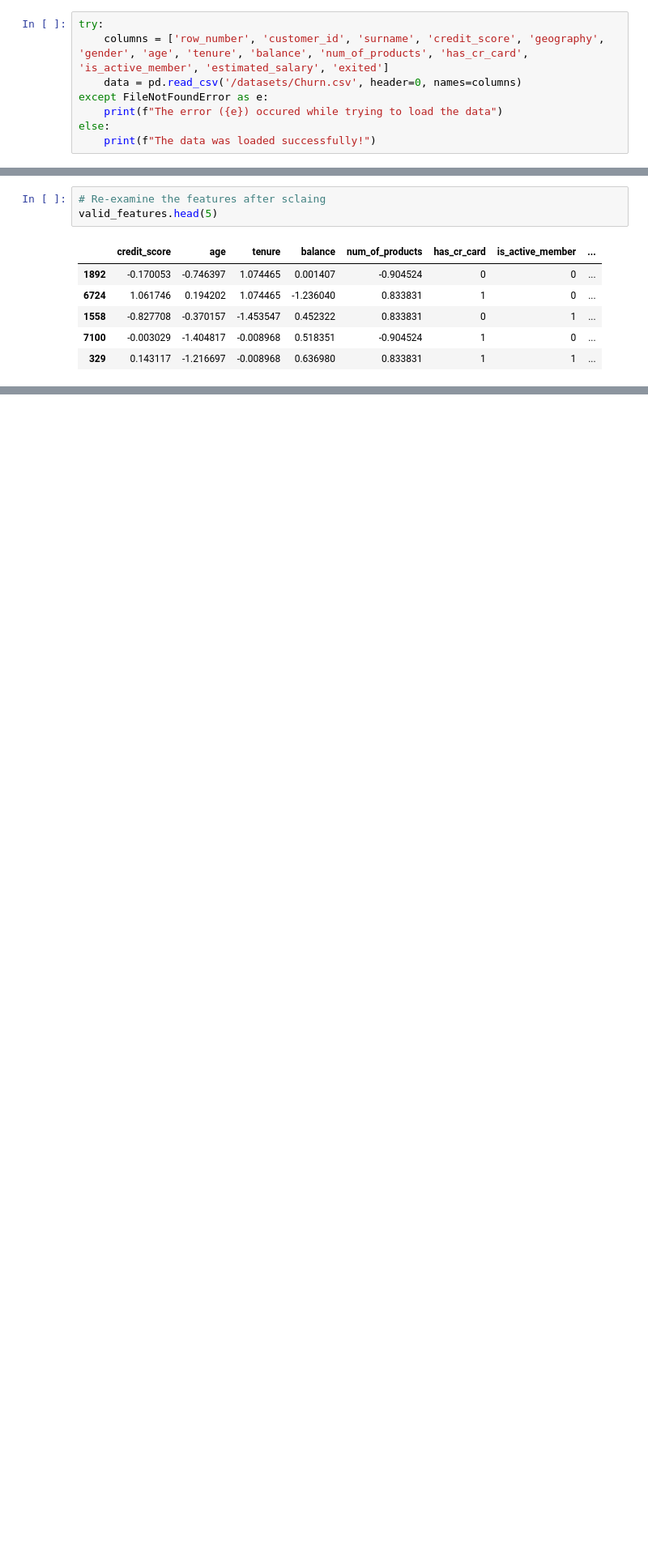
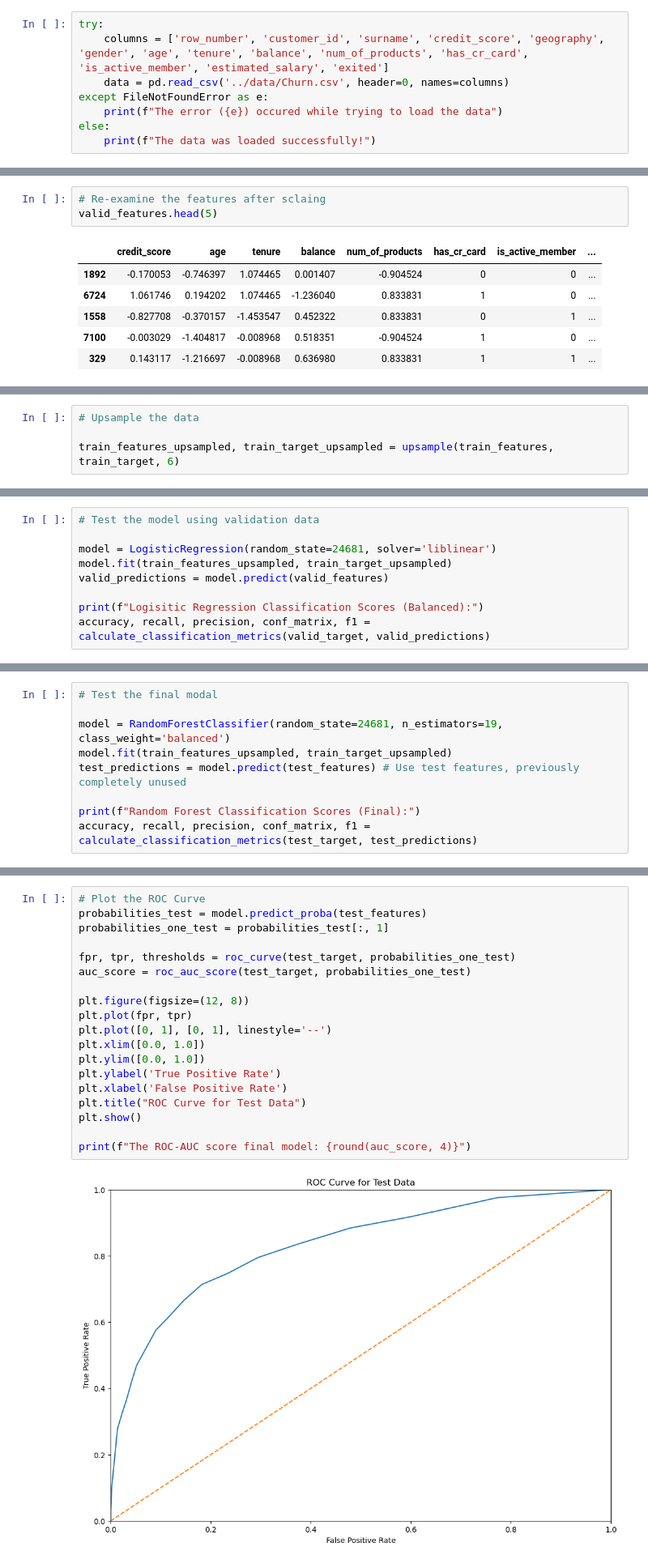
Before and after one commit to mnunezsa95/ds_project_beta_bank_model, a Jupyter notebook: notebooks/beta_bank_model.ipynb, the cells around one changed output, grey strips where cells are left out. Shown: that part at 81% size. Saved outputs shown, nothing was run; the diff lists cells and outputs as text; blank space fills up the shorter version.

```diff
--- a/notebooks/beta_bank_model.ipynb
+++ b/notebooks/beta_bank_model.ipynb
@@ -34,7 +34,7 @@ pd.options.mode.chained_assignment = None
 # %%
 try:
     columns = ['row_number', 'customer_id', 'surname', 'credit_score', 'geography', 'gender', 'age', 'tenure', 'balance', 'num_of_products', 'has_cr_card', 'is_active_member', 'estimated_salary', 'exited']
-    data = pd.read_csv('/datasets/Churn.csv', header=0, names=columns)
+    data = pd.read_csv('../data/Churn.csv', header=0, names=columns)
 except FileNotFoundError as e:
     print(f"The error ({e}) occured while trying to load the data")
 else:
@@ -244,0 +406,4 @@ valid_features.head(5)
+# %%
+# Upsample the data
+
+train_features_upsampled, train_target_upsampled = upsample(train_features, train_target, 6)
@@ -244,0 +634,9 @@ valid_features.head(5)
+# %%
+# Test the model using validation data
+
+model = LogisticRegression(random_state=24681, solver='liblinear')
+model.fit(train_features_upsampled, train_target_upsampled)
+valid_predictions = model.predict(valid_features)
+
+print(f"Logisitic Regression Classification Scores (Balanced):")
+accuracy, recall, precision, conf_matrix, f1 = calculate_classification_metrics(valid_target, valid_predictions)
@@ -244,0 +660,9 @@ valid_features.head(5)
+# %%
+# Test the final modal
+
+model = RandomForestClassifier(random_state=24681, n_estimators=19, class_weight='balanced')
+model.fit(train_features_upsampled, train_target_upsampled)
+test_predictions = model.predict(test_features) # Use test features, previously completely unused
+
+print(f"Random Forest Classification Scores (Final):")
+accuracy, recall, precision, conf_matrix, f1 = calculate_classification_metrics(test_target, test_predictions)
@@ -244,0 +678,21 @@ valid_features.head(5)
+# %%
+# Plot the ROC Curve
+probabilities_test = model.predict_proba(test_features)
+probabilities_one_test = probabilities_test[:, 1]
+
+fpr, tpr, thresholds = roc_curve(test_target, probabilities_one_test)
+auc_score = roc_auc_score(test_target, probabilities_one_test)
+
+plt.figure(figsize=(12, 8))
+plt.plot(fpr, tpr)
+plt.plot([0, 1], [0, 1], linestyle='--')
+plt.xlim([0.0, 1.0])
+plt.ylim([0.0, 1.0])
+plt.ylabel('True Positive Rate')
+plt.xlabel('False Positive Rate')
+plt.title("ROC Curve for Test Data")
+plt.show()
+
+print(f"The ROC-AUC score final model: {round(auc_score, 4)}")
+# %% [output]
+[figure, added]
```
Also changed, not shown: parts of 47 cells of this notebook.
